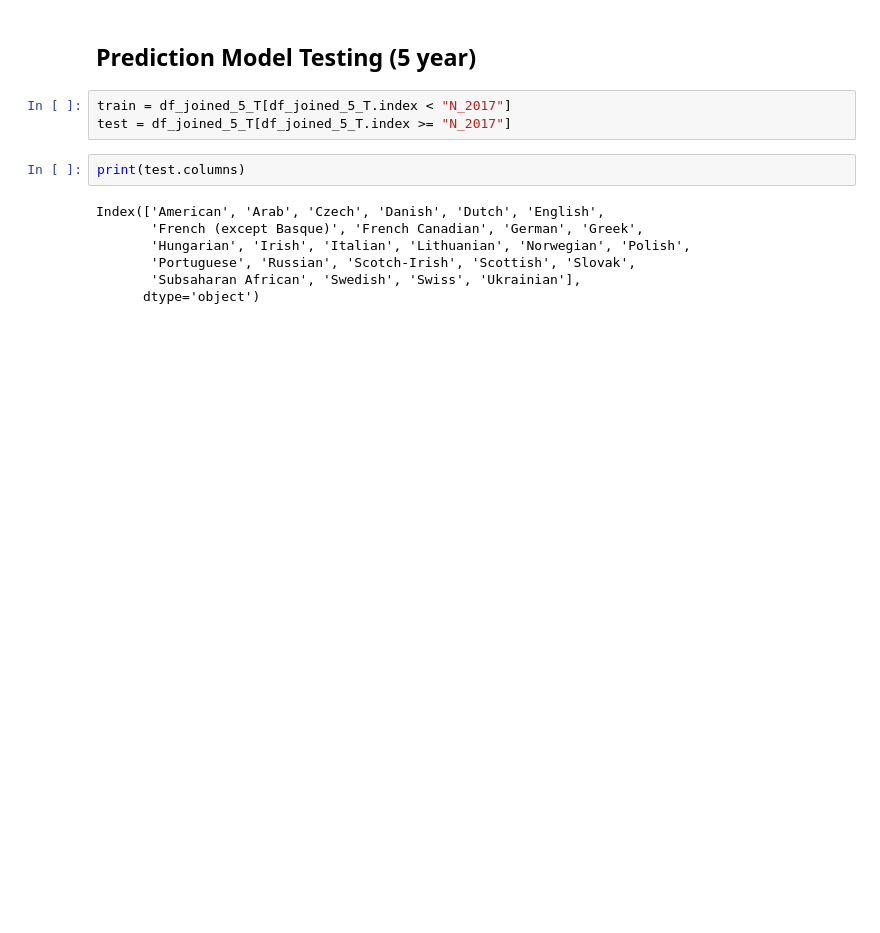
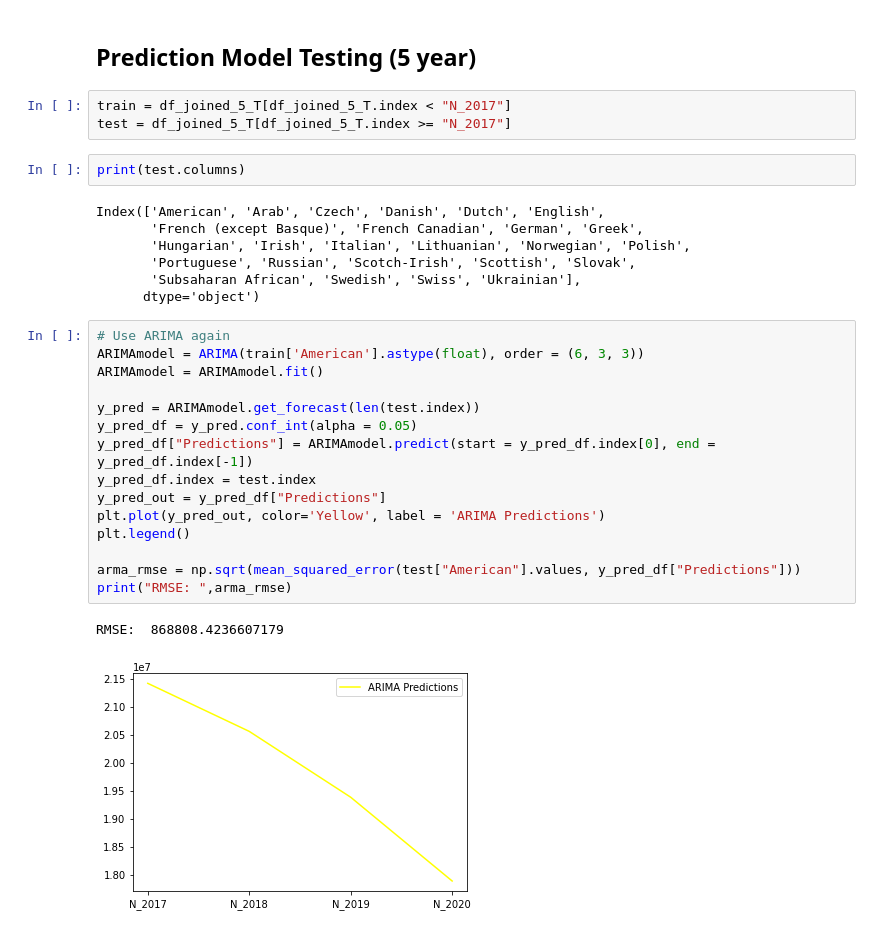
Before and after one commit to ljstaib/cs506-finalProject, a Jupyter notebook: Deliverable-5/Prediction.ipynb, the cells around one changed output. Cells and saved outputs as stored; diff of their text form; blank space fills up the shorter version.

```diff
--- a/Deliverable-5/Prediction.ipynb
+++ b/Deliverable-5/Prediction.ipynb
@@ -645,3 +685,21 @@ Index(['American', 'Arab', 'Czech', 'Danish', 'Dutch', 'English',
        'Portuguese', 'Russian', 'Scotch-Irish', 'Scottish', 'Slovak',
        'Subsaharan African', 'Swedish', 'Swiss', 'Ukrainian'],
       dtype='object')
+# %%
+# Use ARIMA again
+ARIMAmodel = ARIMA(train['American'].astype(float), order = (6, 3, 3))
+ARIMAmodel = ARIMAmodel.fit()
+
+y_pred = ARIMAmodel.get_forecast(len(test.index))
+y_pred_df = y_pred.conf_int(alpha = 0.05)
+y_pred_df["Predictions"] = ARIMAmodel.predict(start = y_pred_df.index[0], end = y_pred_df.index[-1])
+y_pred_df.index = test.index
+y_pred_out = y_pred_df["Predictions"]
+plt.plot(y_pred_out, color='Yellow', label = 'ARIMA Predictions')
+plt.legend()
+
+arma_rmse = np.sqrt(mean_squared_error(test["American"].values, y_pred_df["Predictions"]))
+print("RMSE: ",arma_rmse)
+# %% [output]
+RMSE:  868808.4236607179
+[figure, added]
```
Also changed, not shown: parts of 17 cells of this notebook.
